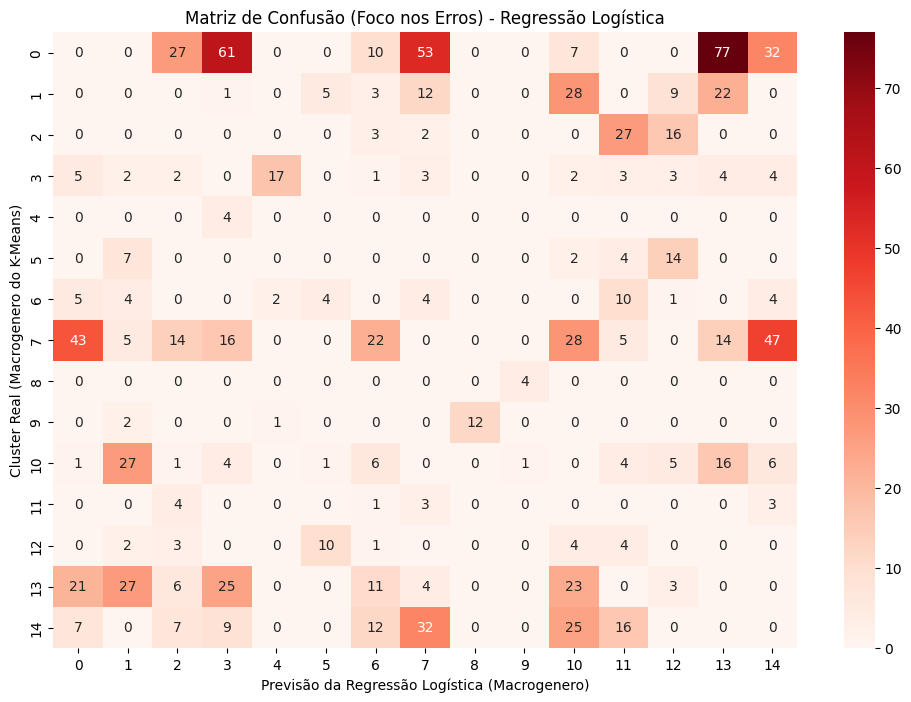
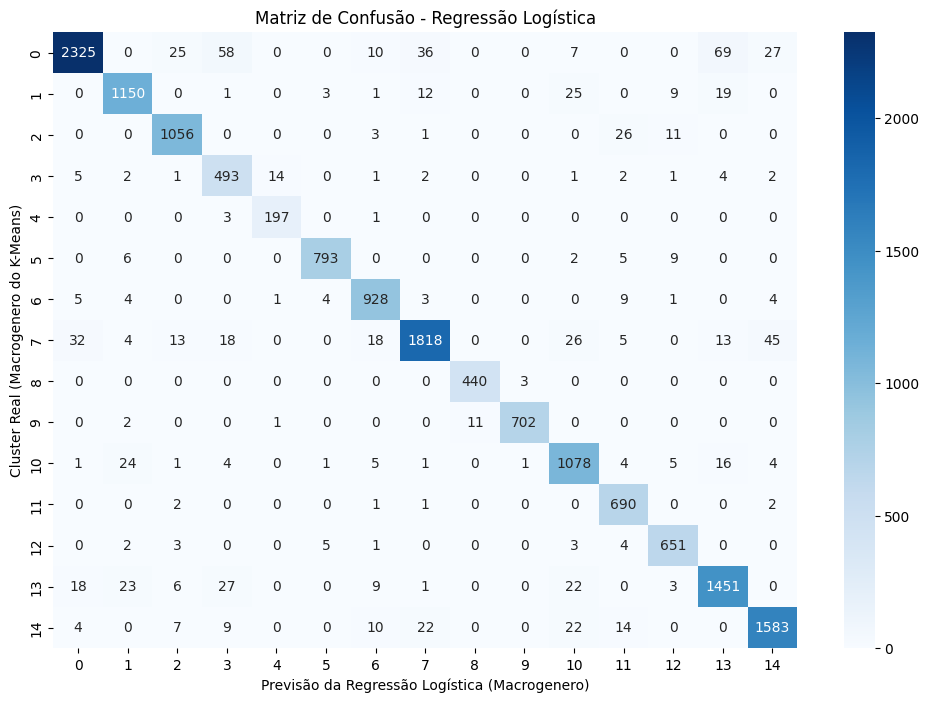
Unified diff of the notebook cell whose output changed from the first chart to the second:
--- before
+++ after
@@ -4,11 +4,11 @@
 
 # Zerando a diagonal principal (acertos) para focar a visualização nos erros
-np.fill_diagonal(conf_matrix_lr, 0)
+# np.fill_diagonal(conf_matrix_lr, 0)
 
 plt.figure(figsize=(12, 8))
-sns.heatmap(conf_matrix_lr, annot=True, fmt='d', cmap='Reds')
+sns.heatmap(conf_matrix_lr, annot=True, fmt='d', cmap='Blues')
 
 plt.xlabel('Previsão da Regressão Logística (Macrogenero)')
 plt.ylabel('Cluster Real (Macrogenero do K-Means)')
-plt.title('Matriz de Confusão (Foco nos Erros) - Regressão Logística')
+plt.title('Matriz de Confusão - Regressão Logística')
 plt.show()

Commit: Adicionando lógica de cluster ao treinamento da  rede siamesa